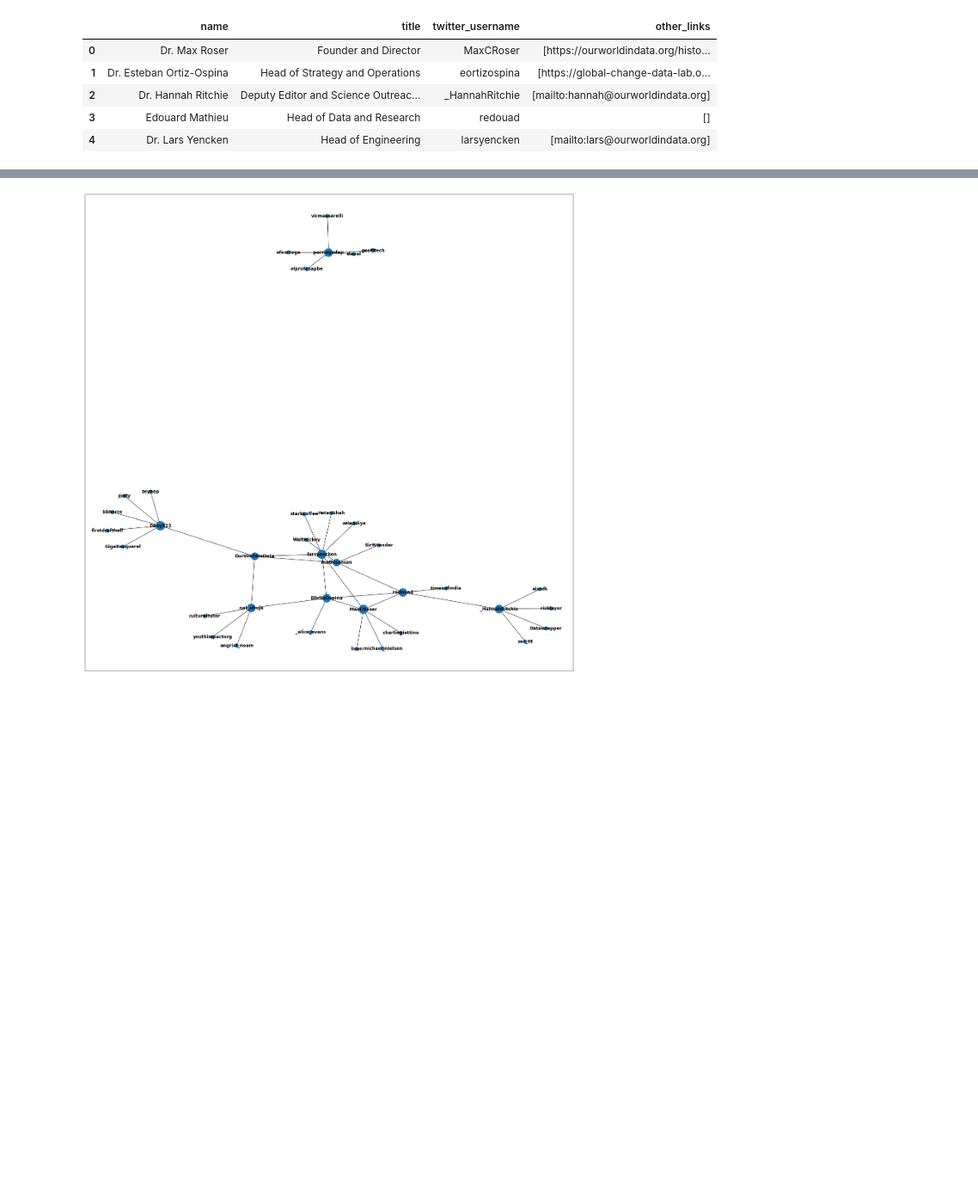
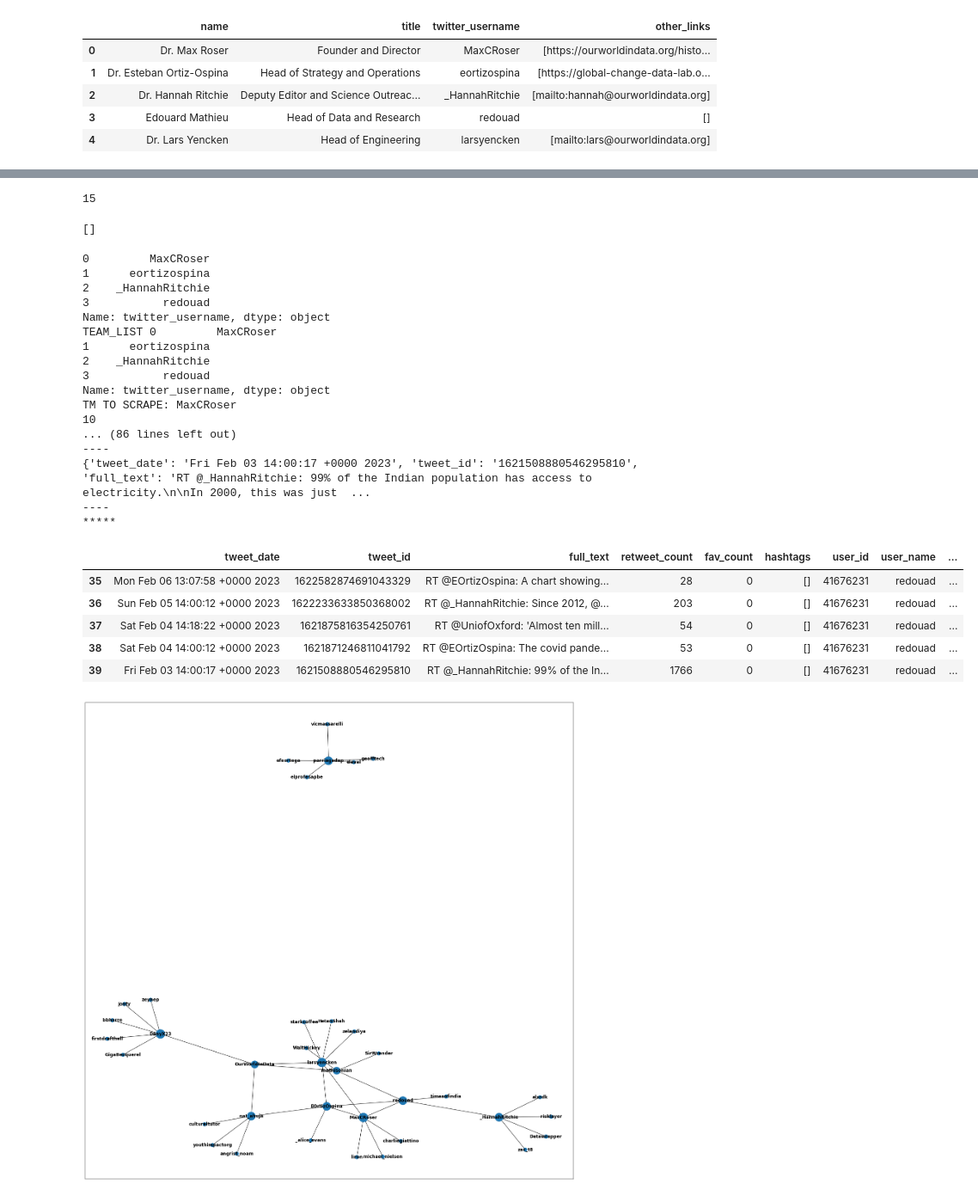
Before and after one commit to jon-tk-chan/twitter_visualizer, a Jupyter notebook: functions.ipynb, the cells around one changed output, grey strips where cells are left out. Shown: that part at 86% size. Cells and saved outputs as stored; diff of their text form; code cells hidden in the pictures; blank space fills up the shorter version.

Commit message:
added fn to get tweets df - vis fns needed

```diff
--- a/functions.ipynb
+++ b/functions.ipynb
@@ -71,7 +71,7 @@ def get_team_info(in_url="https://ourworldindata.org/team"):
     """
     response=requests.get(in_url)
     soup = BeautifulSoup(response.text, 'html.parser')
-    tm_list= []
+    team_info= []
 
     #iterate through div element that contain info for each teammate (class name: wp-block-media-text__content)
     for tm_div in soup.find_all(class_="wp-block-media-text__content"):
@@ -96,14 +96,14 @@ def get_team_info(in_url="https://ourworldindata.org/team"):
             "twitter_username": tm_twitter,
             "other_links": tm_other
         }
-        tm_list.append(tm_dict)
+        team_info.append(tm_dict)
 
     #MANUAL CHECKS - spot check
     assert len(team_info) == 26
     assert "Max Roser" in team_info[0]['name']
     assert "Jason Crawford" in team_info[-1]['name']
 
-    return pd.DataFrame(tm_list)
+    return pd.DataFrame(team_info)
 # %%
 url = "https://ourworldindata.org/team"
 # team_df = get_team_info(url)
@@ -157,29 +157,3 @@ def get_user_tweets(curr_user="OurWorldInData", num_tweets=100):
     print(len(all_tweets))
 #     print("COLLECTED: {} TWEETS FROM {}".format(str(num_tweets), username))
     return all_tweets
-# %%
-# working
-
-tweets_per_tm=5
-graph = nx.Graph()
-for team_member in team_df['twitter_username']:
-    print(team_member)
-
-    if team_member:
-        print("YESS")
-        tm_tweets = get_user_tweets(team_member, tweets_per_tm)
-        for tweet in tm_tweets:
-            tweet_date = tweet['created_at']
-            tweet_id = tweet['id_str'] #id of ACTUAL TWEET
-            tweet_text= tweet['full_text']
-            user_id = tweet['user']['id_str']
-            user_name = tweet['user']['screen_name']
-
-            interacted_names = [x['screen_name']for x in tweet['entities']['user_mentions']]
-            interacted_ids = [x['id_str'] for x in tweet['entities']['user_mentions']]
-#             print("1 TWEET - TEAM MEMBER, USER NAME, INTERACTED NAMES: ", team_member, user_name, interacted_names )
-            ### user_name == team_member
-            for interacted in interacted_names:
-                graph.add_edge(user_name, interacted, tweet_id = tweet_id)
-    else:
-        print("NOOOO")
@@ -203,0 +160,8 @@ NOOOO
+# %%
+test_tweets=get_user_tweets('MaxCRoser', 15)
+# %% [output]
+15
+# %%
+test_tweets[-3]['entities']['hashtags']
+# %% [output]
+[]
@@ -204,3 +230,31 @@ NOOOO
+# %%
+team_list_test=team_df['twitter_username'][:4]
+print(team_list_test)
+get_tweets_df(team_list_test,10).tail()
+# %% [output]
+0         MaxCRoser
+1      eortizospina
+2    _HannahRitchie
+3           redouad
+Name: twitter_username, dtype: object
+TEAM_LIST 0         MaxCRoser
+1      eortizospina
+2    _HannahRitchie
+3           redouad
+Name: twitter_username, dtype: object
+TM TO SCRAPE: MaxCRoser
+10
+... (86 lines left out)
+----
+{'tweet_date': 'Fri Feb 03 14:00:17 +0000 2023', 'tweet_id': '1621508880546295810', 'full_text': 'RT @_HannahRitchie: 99% of the Indian population has access to electricity.\n\nIn 2000, this was just  ...
+----
+*****
+|  | tweet_date | tweet_id | full_text | retweet_count | fav_count | hashtags | user_id | user_name | ... |
+| 35 | Mon Feb 06 13:07:58 +0000 2023 | 1622582874691043329 | RT @EOrtizOspina: A chart showing... | 28 | 0 | [] | 41676231 | redouad | ... |
+| 36 | Sun Feb 05 14:00:12 +0000 2023 | 1622233633850368002 | RT @_HannahRitchie: Since 2012, @... | 203 | 0 | [] | 41676231 | redouad | ... |
+| 37 | Sat Feb 04 14:18:22 +0000 2023 | 1621875816354250761 | RT @UniofOxford: 'Almost ten mill... | 54 | 0 | [] | 41676231 | redouad | ... |
+| 38 | Sat Feb 04 14:00:12 +0000 2023 | 1621871246811041792 | RT @EOrtizOspina: The covid pande... | 53 | 0 | [] | 41676231 | redouad | ... |
+| 39 | Fri Feb 03 14:00:17 +0000 2023 | 1621508880546295810 | RT @_HannahRitchie: 99% of the In... | 1766 | 0 | [] | 41676231 | redouad | ... |
 # %%
 #get the degree for each node, then get the values
 deg = nx.degree(graph)
```
Also changed, not shown: parts of 4 cells of this notebook.
